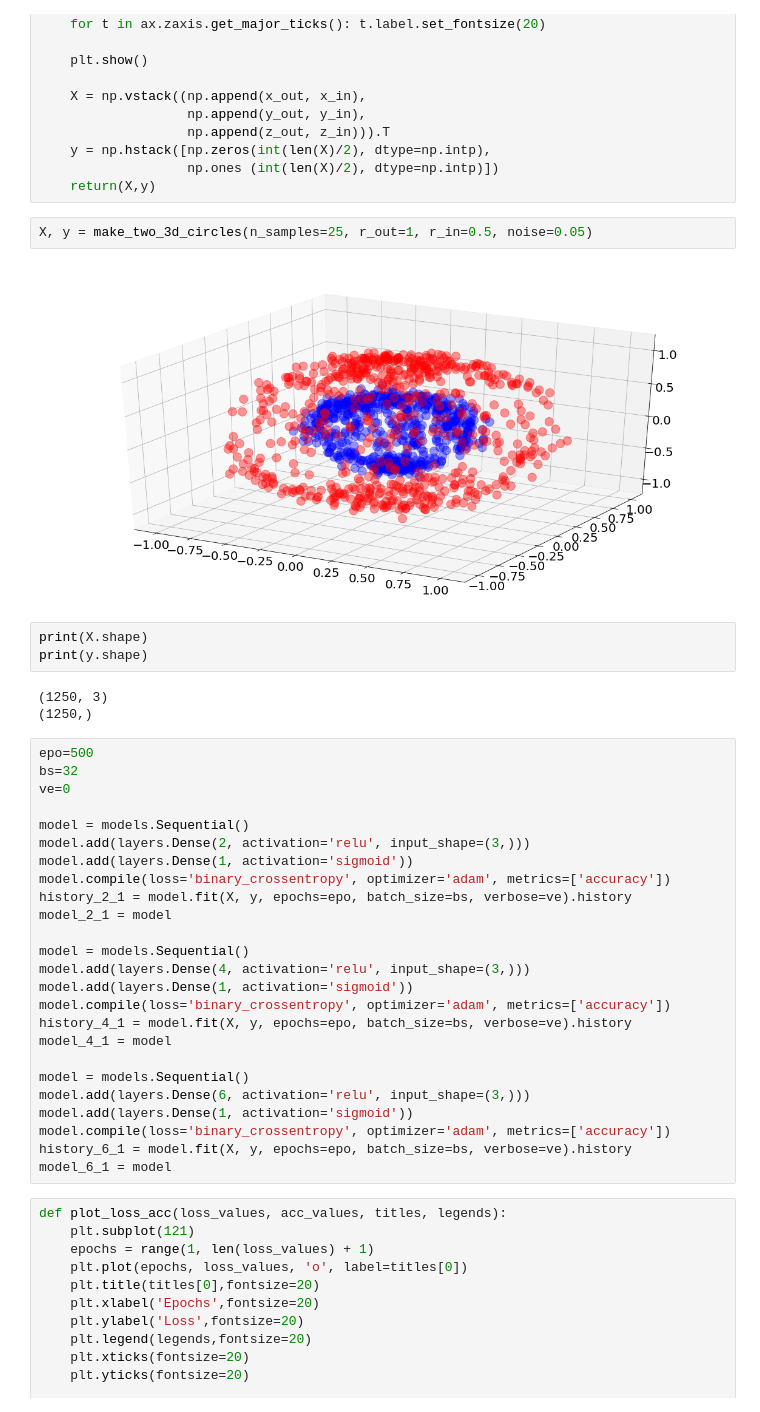
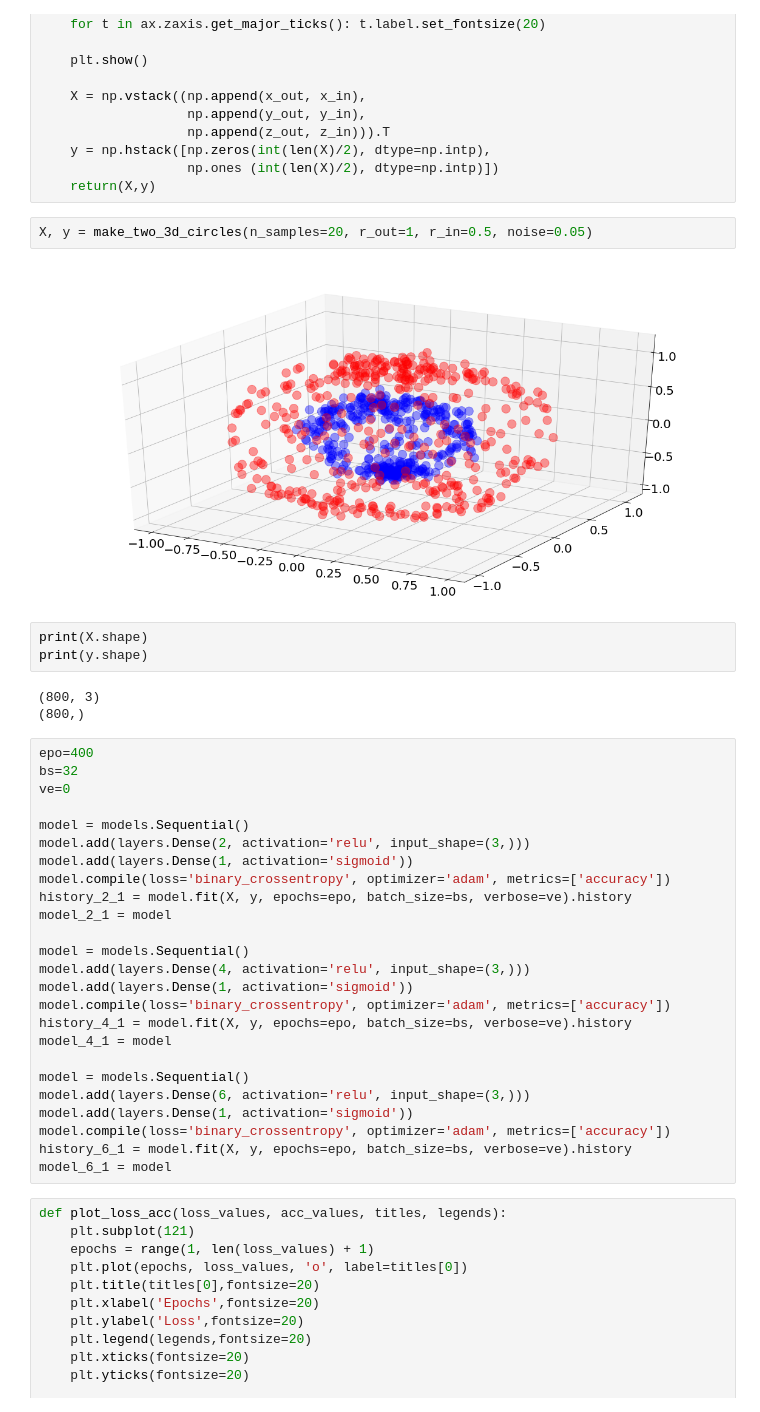
Before and after one commit to naftalic/academicpages.github.io, a Jupyter notebook: _drafts/post3.ipynb, the cells around one changed output. Cells and saved outputs as stored; diff of their text form.

```diff
--- a/_drafts/post3.ipynb
+++ b/_drafts/post3.ipynb
@@ -52,17 +54,17 @@ def make_two_3d_circles(n_samples=10, r_out=1, r_in=0.7, noise=0.05):
                    np.ones (int(len(X)/2), dtype=np.intp)])
     return(X,y)
 # %%
-X, y = make_two_3d_circles(n_samples=25, r_out=1, r_in=0.5, noise=0.05)
+X, y = make_two_3d_circles(n_samples=20, r_out=1, r_in=0.5, noise=0.05)
 # %% [output]
-[figure, old version]
+[figure, new version]
 # %%
 print(X.shape)
 print(y.shape)
 # %% [output]
-(1250, 3)
-(1250,)
+(800, 3)
+(800,)
 # %%
-epo=500
+epo=400
 bs=32
 ve=0
 
```
Also changed, not shown: parts of 6 cells of this notebook.
